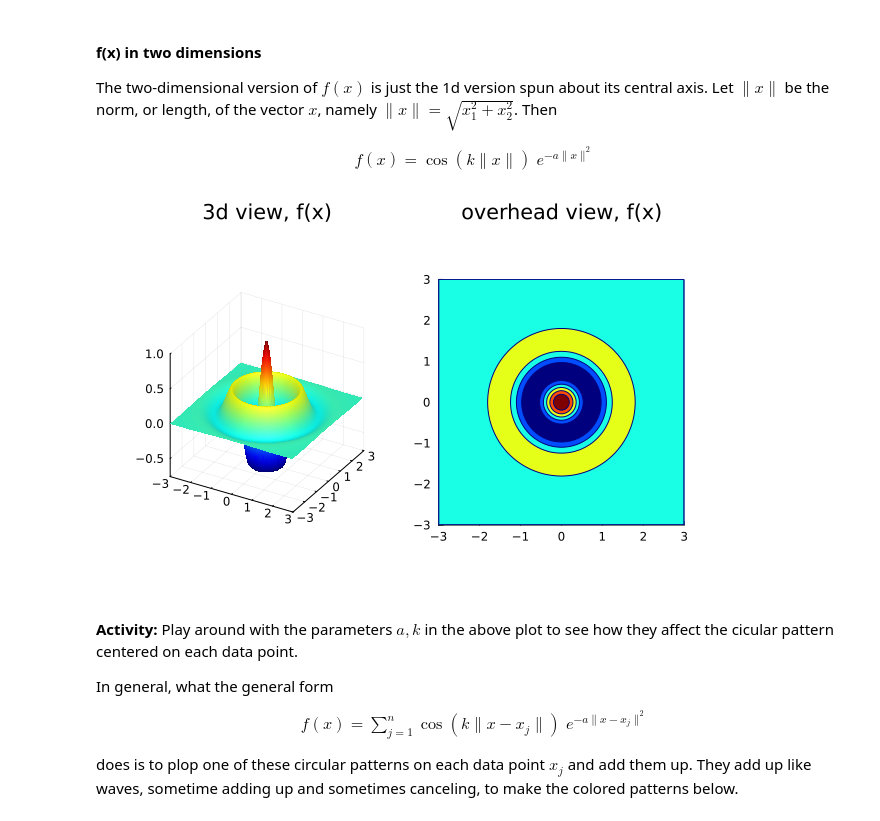
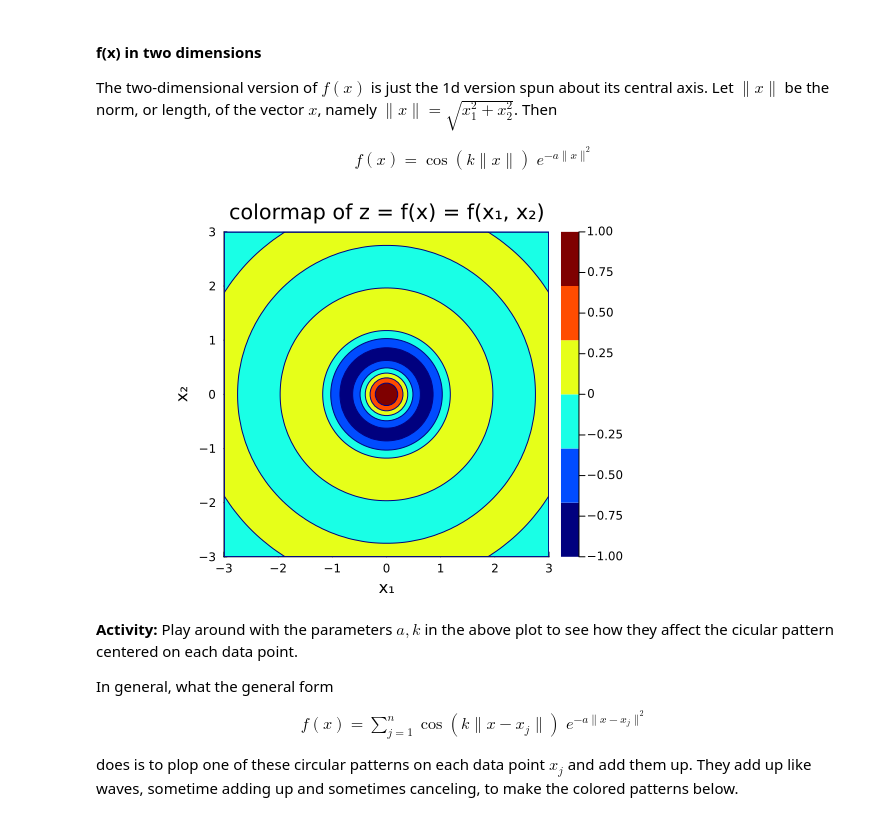
Before and after one commit to johnfgibson/tech411, a Jupyter notebook: 05-random-patterns/random-pattern-generator.ipynb, the cells around one changed output. Drawn from its saved outputs; the diff is of its cells as text; code cells hidden in the pictures.

Commit message:
Removed 3d plot, hoping that fixes binder.org fail

```diff
--- a/05-random-patterns/random-pattern-generator.ipynb
+++ b/05-random-patterns/random-pattern-generator.ipynb
@@ -193,32 +193,33 @@ f(x) = \cos(k\|x\|) \; e^{-a \|x\|^2}
 # %%
 Xorigin = [0 0; 0 0]
 a = 0.5
 k = 4
 
 r = 3
 # make vectors of gridpoints for x1 (x coordinate) and x2 (y coordinate)
 x1grid = range(-r, r, length=100)
 x2grid = range(-r, r, length=100)
 
 # evaluate f(x) over the 2d grid and store in a matrix
 zgrid = [f([x1;x2], Xorigin, a, k) for x2 in x2grid, x1 in x1grid]
 
 # set som plotting parameters
 r = 3      # scale of plot: -r < x < r, -r < y < r,
 levels = 5 # number of colorlevels
 colormap = :jet
 
 zscale = maximum(abs.(zgrid))  # maximum abs val of f(x) over plane
 
-surface(x1grid, x2grid, zgrid/zscale, seriescolor=colormap, legend=:none)
-p1 = plot!(xlim=(-r,r), ylim=(-r,r), aspect_ratio=1, title="3d view, f(x)")
+#surface(x1grid, x2grid, zgrid/zscale, seriescolor=colormap, legend=:none)
+#p1 = plot!(xlim=(-r,r), ylim=(-r,r), aspect_ratio=1, title="3d view, f(x)")
 
-contourf(x1grid, x2grid, zgrid/zscale, color=colormap, levels=levels, legend=:none)
-p2 = plot!(legend=:none, xlim=(-r,r), ylim=(-r,r), aspect_ratio=1, title="overhead view, f(x)")
+contourf(x1grid, x2grid, zgrid/zscale, color=colormap, levels=levels)
+p2 = plot!(legend=:none, xlim=(-r,r), ylim=(-r,r), clim=(-1,1), aspect_ratio=1)
+plot!(xlabel="x₁", ylabel="x₂", title="colormap of z = f(x) = f(x₁, x₂)")
 
-plot(p1,p2)
+#plot(p1,p2)
 # %% [output]
-[figure, old version]
+[figure, new version]
 # %% [markdown]
 **Activity:** Play around with the parameters $a,k$ in the above plot to see how they affect the  cicular pattern centered on each data point.
 
```
Also changed, not shown: parts of 5 cells of this notebook.
